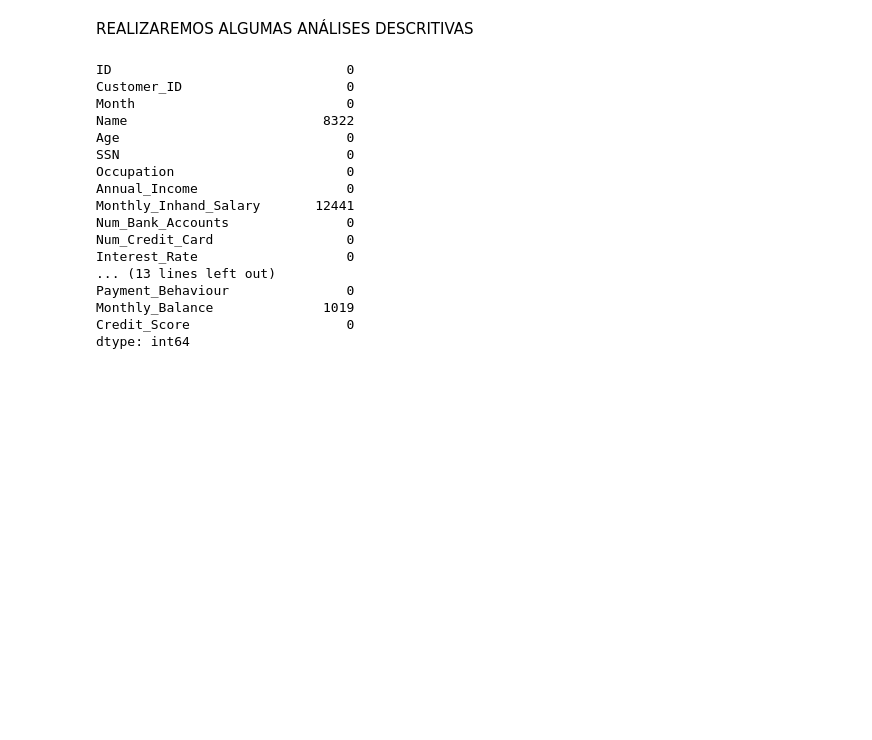
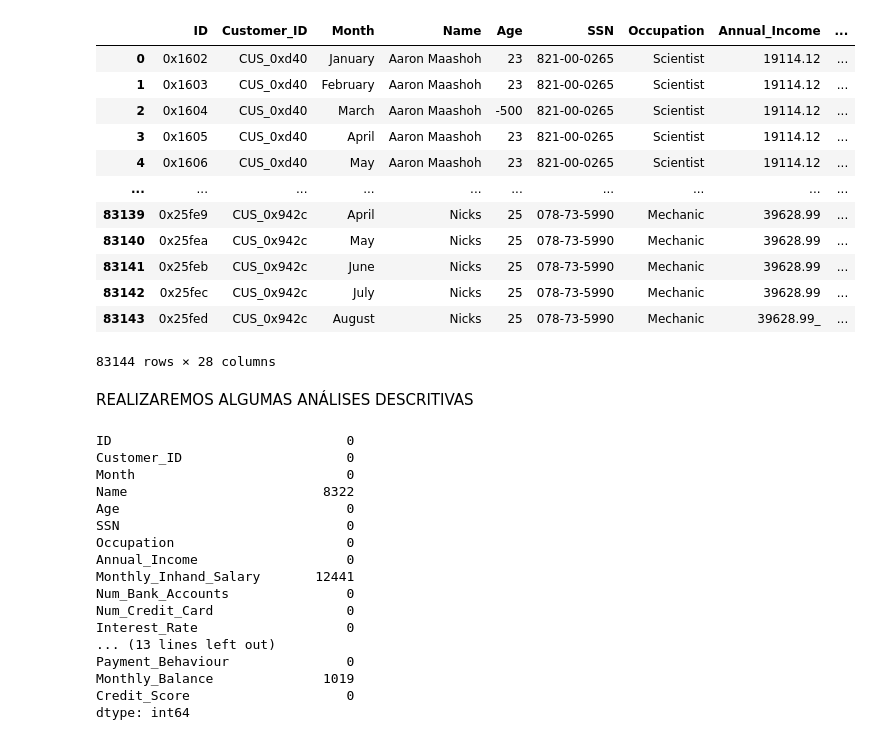
Before and after one commit to andrerosaDBA/FIAP, a Jupyter notebook: MachineLearning/QuantumFinance/TrabalhoQtmFinance.ipynb, the cells around one changed output. Saved outputs shown, nothing was run; the diff lists cells and outputs as text; code cells hidden in the pictures; blank space fills up the shorter version.

```diff
--- a/MachineLearning/QuantumFinance/TrabalhoQtmFinance.ipynb
+++ b/MachineLearning/QuantumFinance/TrabalhoQtmFinance.ipynb
@@ -12,7 +4,22 @@ please provide us feedback at https://github.com/pandas-dev/pandas/issues/54466
 # %%
 url = r'https://raw.githubusercontent.com/lcbjrrr/QuantumF/main/credit%20-%20ok.csv'
 
 df_credito = pd.read_csv(url)
+df_credito
+# %% [output]
+|  | ID | Customer_ID | Month | Name | Age | SSN | Occupation | Annual_Income | ... |
+| 0 | 0x1602 | CUS_0xd40 | January | Aaron Maashoh | 23 | 821-00-0265 | Scientist | 19114.12 | ... |
+| 1 | 0x1603 | CUS_0xd40 | February | Aaron Maashoh | 23 | 821-00-0265 | Scientist | 19114.12 | ... |
+| 2 | 0x1604 | CUS_0xd40 | March | Aaron Maashoh | -500 | 821-00-0265 | Scientist | 19114.12 | ... |
+| 3 | 0x1605 | CUS_0xd40 | April | Aaron Maashoh | 23 | 821-00-0265 | Scientist | 19114.12 | ... |
+| 4 | 0x1606 | CUS_0xd40 | May | Aaron Maashoh | 23 | 821-00-0265 | Scientist | 19114.12 | ... |
+| ... | ... | ... | ... | ... | ... | ... | ... | ... | ... |
+| 83139 | 0x25fe9 | CUS_0x942c | April | Nicks | 25 | 078-73-5990 | Mechanic | 39628.99 | ... |
+| 83140 | 0x25fea | CUS_0x942c | May | Nicks | 25 | 078-73-5990 | Mechanic | 39628.99 | ... |
+| 83141 | 0x25feb | CUS_0x942c | June | Nicks | 25 | 078-73-5990 | Mechanic | 39628.99 | ... |
+| 83142 | 0x25fec | CUS_0x942c | July | Nicks | 25 | 078-73-5990 | Mechanic | 39628.99 | ... |
+| 83143 | 0x25fed | CUS_0x942c | August | Nicks | 25 | 078-73-5990 | Mechanic | 39628.99_ | ... |
+83144 rows × 28 columns
 # %% [markdown]
 REALIZAREMOS ALGUMAS ANÁLISES DESCRITIVAS
 # %%
```
Also changed, not shown: parts of 4 cells of this notebook.
